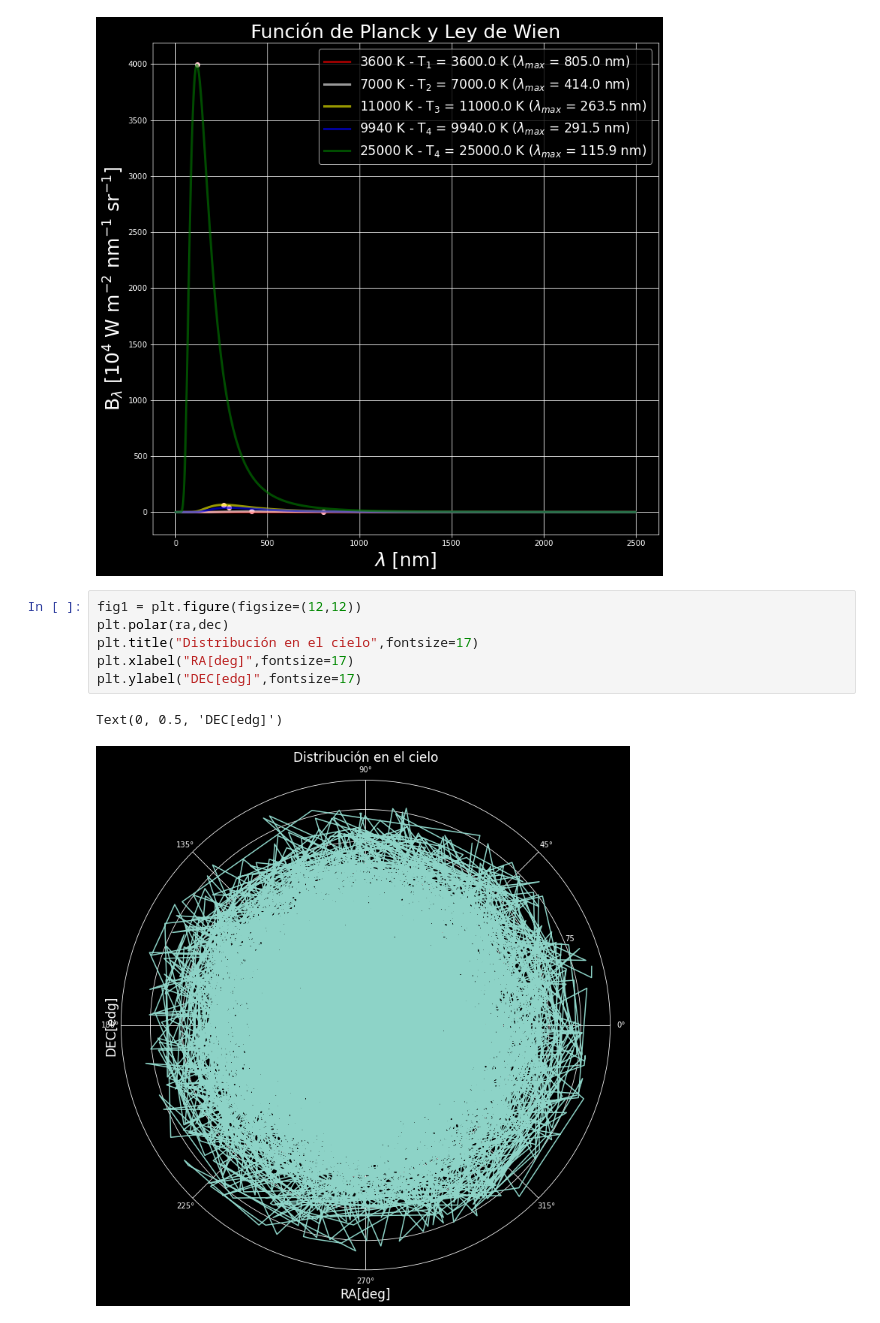
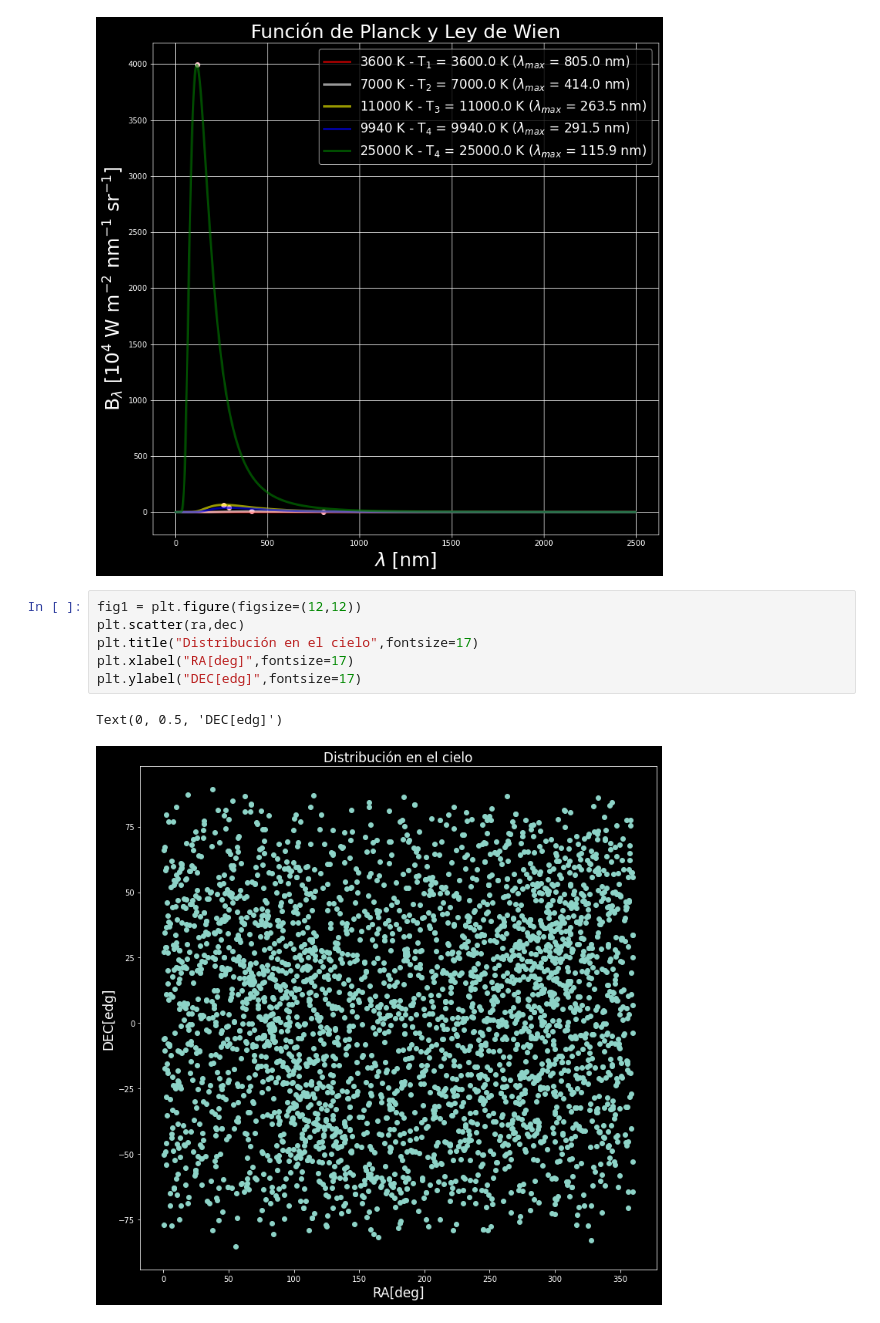
Before and after one commit to Allonck/Trabajo-Astrofisica, a Jupyter notebook: Trabajo Astro/New HR Attempt.ipynb, the cells around one changed output. Cells and saved outputs as stored; diff of their text form.

```diff
--- a/Trabajo Astro/New HR Attempt.ipynb
+++ b/Trabajo Astro/New HR Attempt.ipynb
@@ -314,10 +364,10 @@ plt.show()
 [figure]
 # %%
 fig1 = plt.figure(figsize=(12,12))
-plt.polar(ra,dec)
+plt.scatter(ra,dec)
 plt.title("Distribución en el cielo",fontsize=17)
 plt.xlabel("RA[deg]",fontsize=17)
 plt.ylabel("DEC[edg]",fontsize=17)
 # %% [output]
 Text(0, 0.5, 'DEC[edg]')
-[figure, old version]
+[figure, new version]
```
Also changed, not shown: parts of 4 cells of this notebook.
